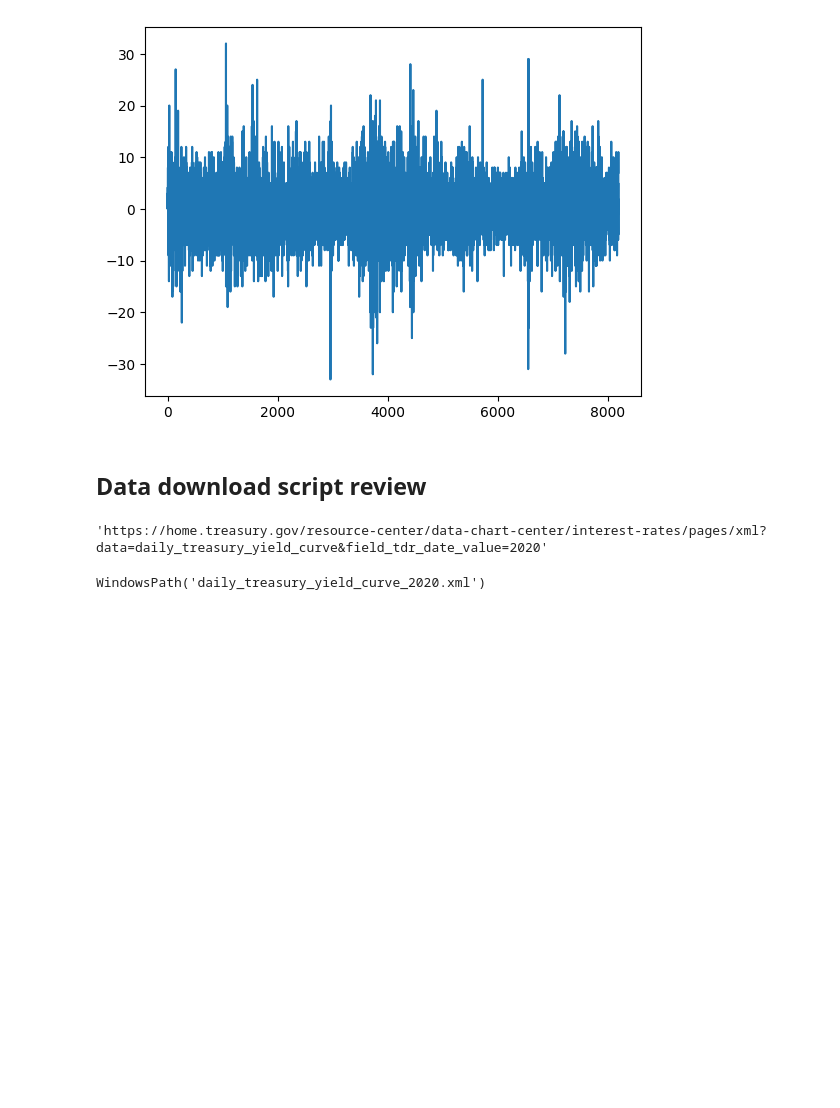
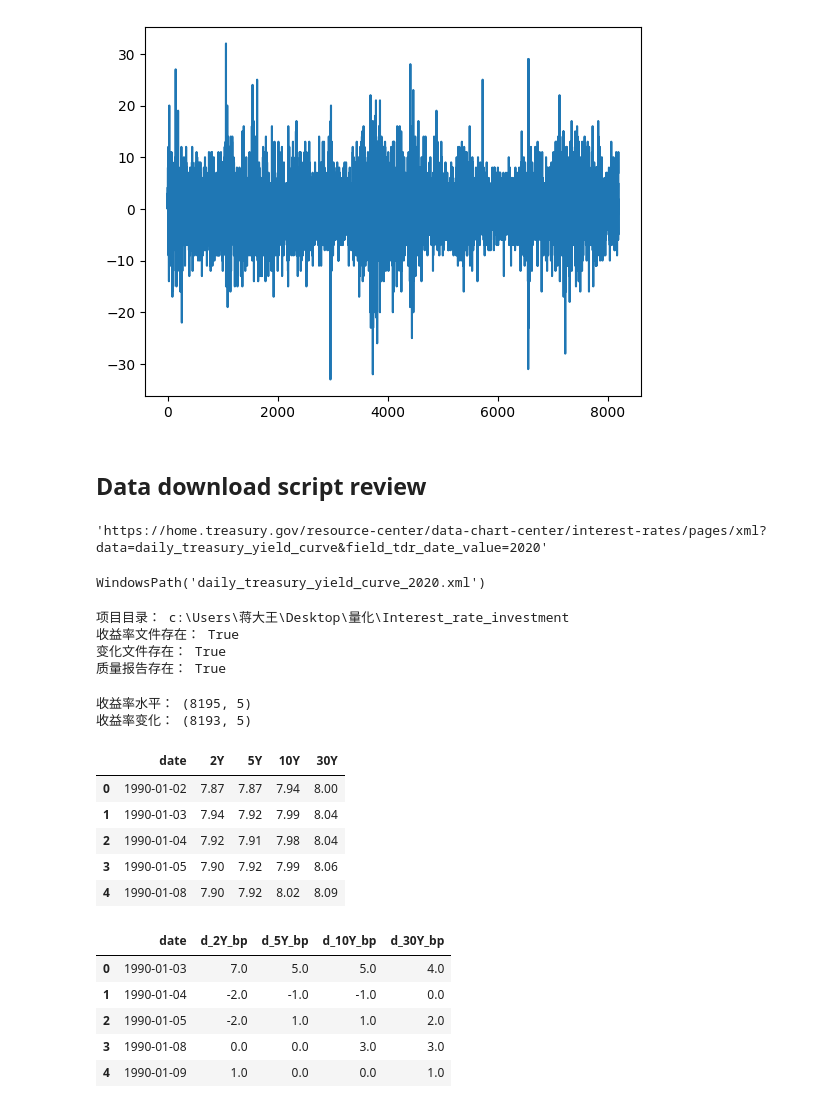
Before and after one commit to JinxuJiang/treasury-pca-strategy, a Jupyter notebook: notebook/test.ipynb, the cells around one changed output. Cells and saved outputs as stored; diff of their text form; code cells hidden in the pictures; blank space fills up the shorter version.

```diff
--- a/test.ipynb
+++ b/notebook/test.ipynb
@@ -150,3 +172,52 @@ output_path = Path("daily_treasury_yield_curve_2020.xml")
 download_year(2020, output_path)
 # %% [output]
 WindowsPath('daily_treasury_yield_curve_2020.xml')
+# %%
+PROJECT_ROOT = Path.cwd()
+
+LEVELS_PATH = PROJECT_ROOT / "data/processed/treasury_yields.csv"
+CHANGES_PATH = PROJECT_ROOT / "data/processed/treasury_yield_changes_bp.csv"
+QUALITY_PATH = PROJECT_ROOT / "data/processed/treasury_data_quality.json"
+
+print("项目目录：", PROJECT_ROOT)
+print("收益率文件存在：", LEVELS_PATH.exists())
+print("变化文件存在：", CHANGES_PATH.exists())
+print("质量报告存在：", QUALITY_PATH.exists())
+# %% [output]
+项目目录： c:\Users\蒋大王\Desktop\量化\Interest_rate_investment
+收益率文件存在： True
+变化文件存在： True
+质量报告存在： True
+# %%
+import pandas as pd
+
+levels = pd.read_csv(
+    LEVELS_PATH,
+    parse_dates=["date"]
+)
+
+changes = pd.read_csv(
+    CHANGES_PATH,
+    parse_dates=["date"]
+)
+
+print("收益率水平：", levels.shape)
+print("收益率变化：", changes.shape)
+
+display(levels.head())
+display(changes.head())
+# %% [output]
+收益率水平： (8195, 5)
+收益率变化： (8193, 5)
+|  | date | 2Y | 5Y | 10Y | 30Y |
+| 0 | 1990-01-02 | 7.87 | 7.87 | 7.94 | 8.00 |
+| 1 | 1990-01-03 | 7.94 | 7.92 | 7.99 | 8.04 |
+| 2 | 1990-01-04 | 7.92 | 7.91 | 7.98 | 8.04 |
+| 3 | 1990-01-05 | 7.90 | 7.92 | 7.99 | 8.06 |
+| 4 | 1990-01-08 | 7.90 | 7.92 | 8.02 | 8.09 |
+|  | date | d_2Y_bp | d_5Y_bp | d_10Y_bp | d_30Y_bp |
+| 0 | 1990-01-03 | 7.0 | 5.0 | 5.0 | 4.0 |
+| 1 | 1990-01-04 | -2.0 | -1.0 | -1.0 | 0.0 |
+| 2 | 1990-01-05 | -2.0 | 1.0 | 1.0 | 2.0 |
+| 3 | 1990-01-08 | 0.0 | 0.0 | 3.0 | 3.0 |
+| 4 | 1990-01-09 | 1.0 | 0.0 | 0.0 | 1.0 |
```
Also changed, not shown: parts of 6 cells of this notebook, 8 other files.
